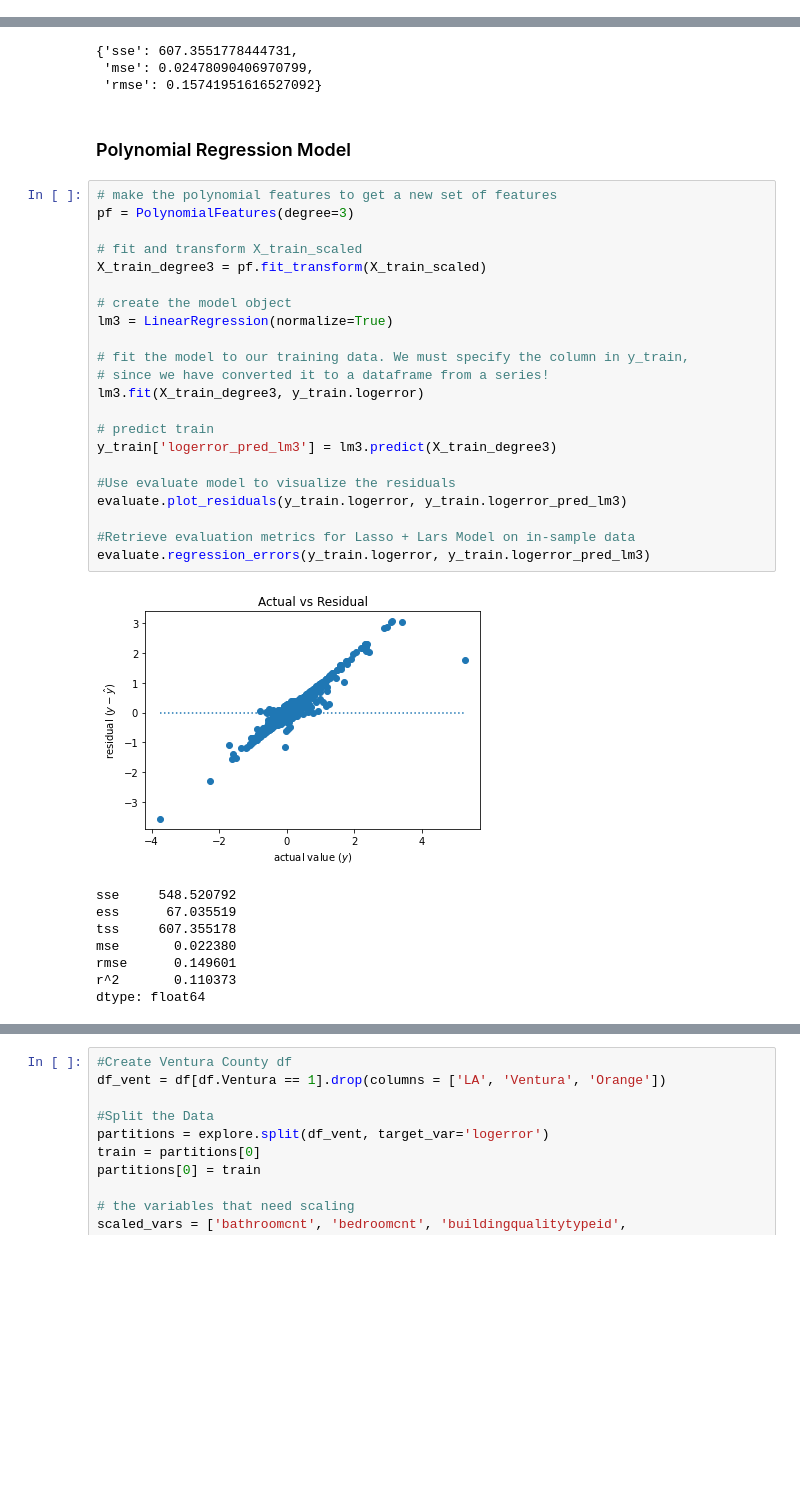
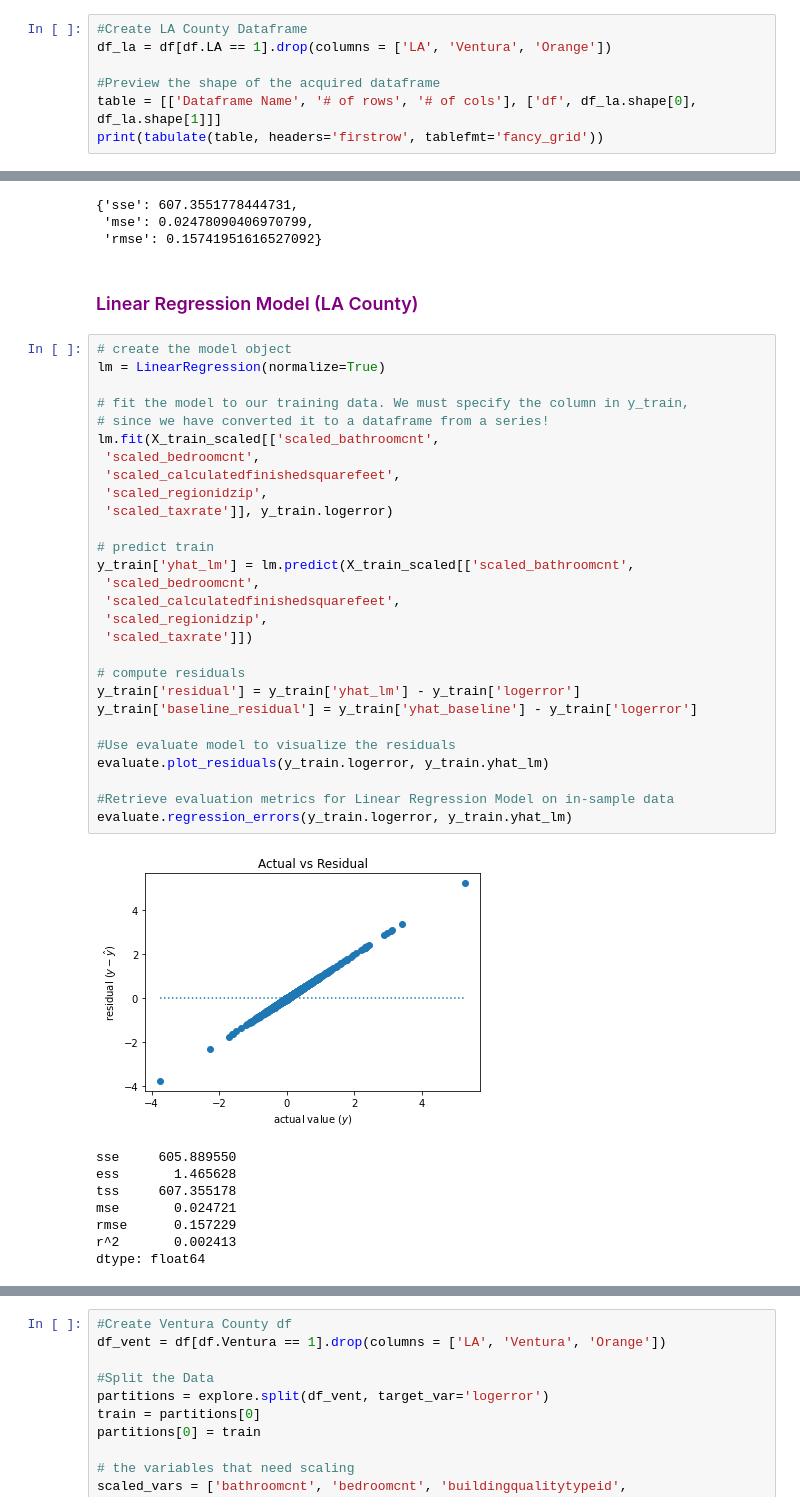
Before and after one commit to Gabriela-and-Justin/Zillow-Clustering-Project, a Jupyter notebook: Final_Report_Zillow.ipynb, the cells around one changed output, grey strips where cells are left out. Saved outputs shown, nothing was run; the diff lists cells and outputs as text; blank space fills up the shorter version.

Commit message:
updates to report and model evaluation using validate

```diff
--- a/Final_Report_Zillow.ipynb
+++ b/Final_Report_Zillow.ipynb
@@ -748,0 +833,7 @@ dtype: float64
+# %%
+#Create LA County Dataframe
+df_la = df[df.LA == 1].drop(columns = ['LA', 'Ventura', 'Orange'])
+
+#Preview the shape of the acquired dataframe
+table = [['Dataframe Name', '# of rows', '# of cols'], ['df', df_la.shape[0], df_la.shape[1]]]
+print(tabulate(table, headers='firstrow', tablefmt='fancy_grid'))
@@ -824,36 +922,42 @@ evaluate.baseline_mean_errors(y_train.logerror)
 {'sse': 607.3551778444731,
  'mse': 0.02478090406970799,
  'rmse': 0.15741951616527092}
-# %% [markdown]
-### Polynomial Regression Model
+# %% [markdown]
+###  <font color=purple> Linear Regression Model (LA County) </font>
 # %%
-# make the polynomial features to get a new set of features
-pf = PolynomialFeatures(degree=3)
-
-# fit and transform X_train_scaled
-X_train_degree3 = pf.fit_transform(X_train_scaled)
-
 # create the model object
-lm3 = LinearRegression(normalize=True)
+lm = LinearRegression(normalize=True)
 
 # fit the model to our training data. We must specify the column in y_train,
 # since we have converted it to a dataframe from a series!
-lm3.fit(X_train_degree3, y_train.logerror)
+lm.fit(X_train_scaled[['scaled_bathroomcnt',
+ 'scaled_bedroomcnt',
+ 'scaled_calculatedfinishedsquarefeet',
+ 'scaled_regionidzip',
+ 'scaled_taxrate']], y_train.logerror)
 
 # predict train
-y_train['logerror_pred_lm3'] = lm3.predict(X_train_degree3)
+y_train['yhat_lm'] = lm.predict(X_train_scaled[['scaled_bathroomcnt',
+ 'scaled_bedroomcnt',
+ 'scaled_calculatedfinishedsquarefeet',
+ 'scaled_regionidzip',
+ 'scaled_taxrate']])
+
+# compute residuals
+y_train['residual'] = y_train['yhat_lm'] - y_train['logerror']
+y_train['baseline_residual'] = y_train['yhat_baseline'] - y_train['logerror']
 
 #Use evaluate model to visualize the residuals
-evaluate.plot_residuals(y_train.logerror, y_train.logerror_pred_lm3)
+evaluate.plot_residuals(y_train.logerror, y_train.yhat_lm)
 
-#Retrieve evaluation metrics for Lasso + Lars Model on in-sample data
-evaluate.regression_errors(y_train.logerror, y_train.logerror_pred_lm3)
+#Retrieve evaluation metrics for Linear Regression Model on in-sample data
+evaluate.regression_errors(y_train.logerror, y_train.yhat_lm)
 # %% [output]
-[figure, old version]
+[figure, new version]
-sse     548.520792
-ess      67.035519
+sse     605.889550
+ess       1.465628
 tss     607.355178
-mse       0.022380
-rmse      0.149601
-r^2       0.110373
+mse       0.024721
+rmse      0.157229
+r^2       0.002413
 dtype: float64
```
Also changed, not shown: parts of 73 cells of this notebook.
